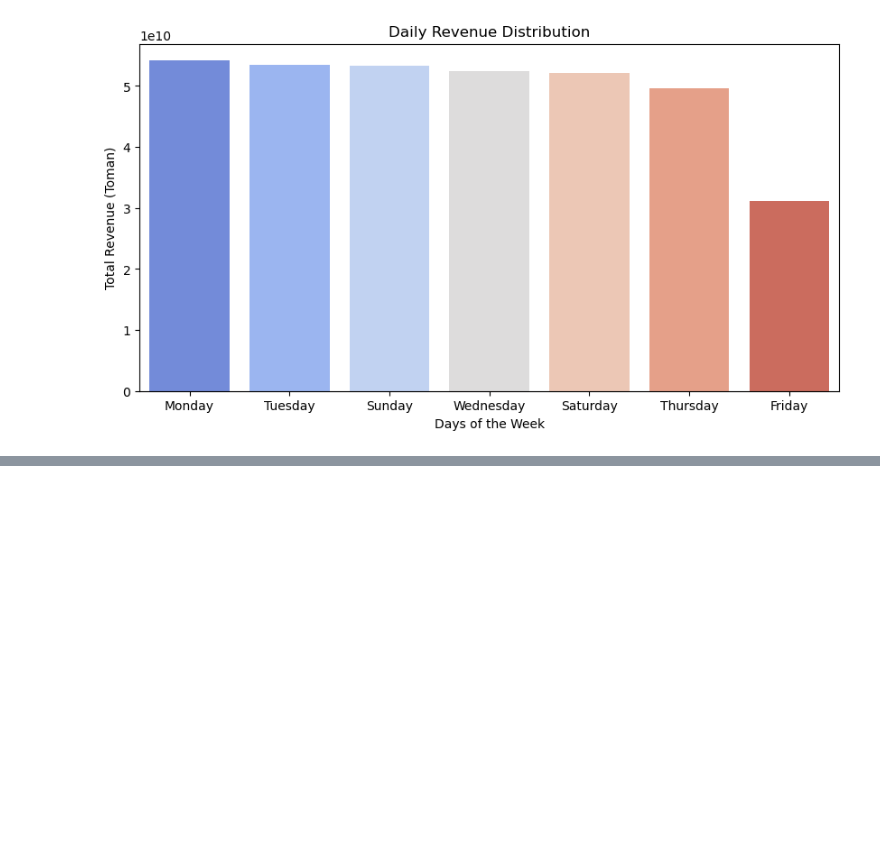
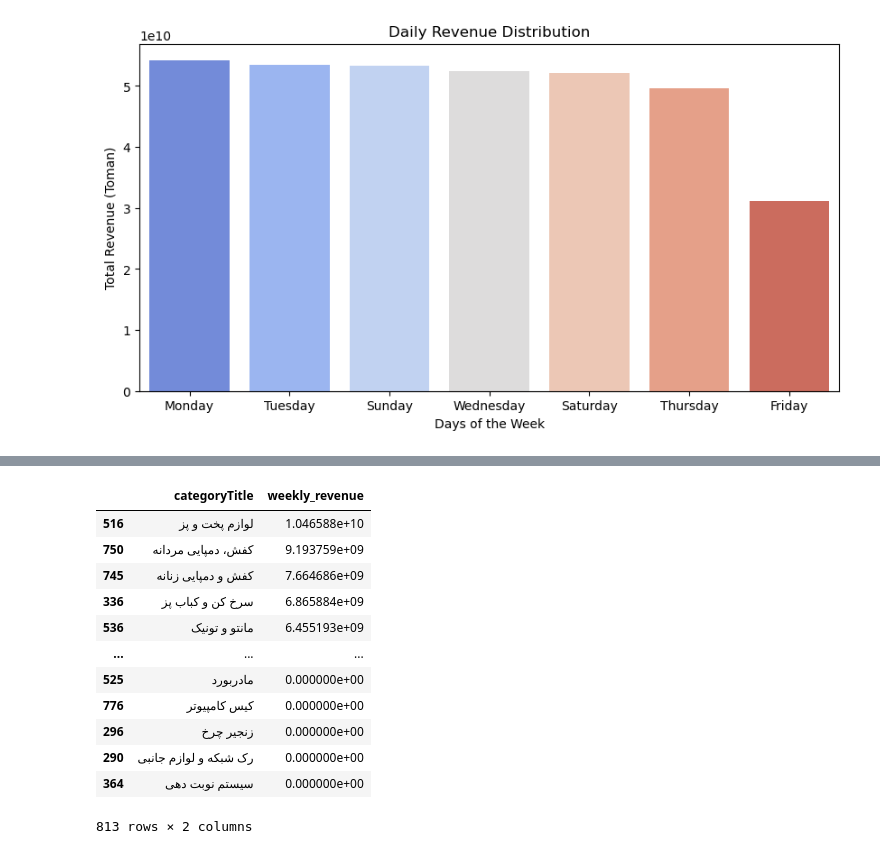
Before and after one commit to AmiinGholami/Basalam, a Jupyter notebook: Project.ipynb, the cells around one changed output, grey strips where cells are left out. Drawn from its saved outputs; the diff is of its cells as text; code cells hidden in the pictures; blank space fills up the shorter version.

```diff
--- a/Project.ipynb
+++ b/Project.ipynb
@@ -389,0 +417,20 @@ False
+# %%
+df_products_light['weekly_revenue'] = df_products_light['sales_count_week'] * df_products_light['price']
+
+revenue_per_category_weekly = df_products_light.groupby('categoryTitle')['weekly_revenue'].sum().reset_index()
+revenue_per_category_weekly = revenue_per_category_weekly.sort_values(by='weekly_revenue', ascending=False)
+revenue_per_category_weekly
+# %% [output]
+|  | categoryTitle | weekly_revenue |
+| 516 | لوازم پخت و پز | 1.046588e+10 |
+| 750 | کفش، دمپایی مردانه | 9.193759e+09 |
+| 745 | کفش و دمپایی زنانه | 7.664686e+09 |
+| 336 | سرخ کن و کباب پز | 6.865884e+09 |
+| 536 | مانتو و تونیک | 6.455193e+09 |
+| ... | ... | ... |
+| 525 | مادربورد | 0.000000e+00 |
+| 776 | کیس کامپیوتر | 0.000000e+00 |
+| 296 | زنجیر چرخ | 0.000000e+00 |
+| 290 | رک شبکه و لوازم جانبی | 0.000000e+00 |
+| 364 | سیستم نوبت دهی | 0.000000e+00 |
+813 rows × 2 columns
```
Also changed, not shown: parts of 6 cells of this notebook.
